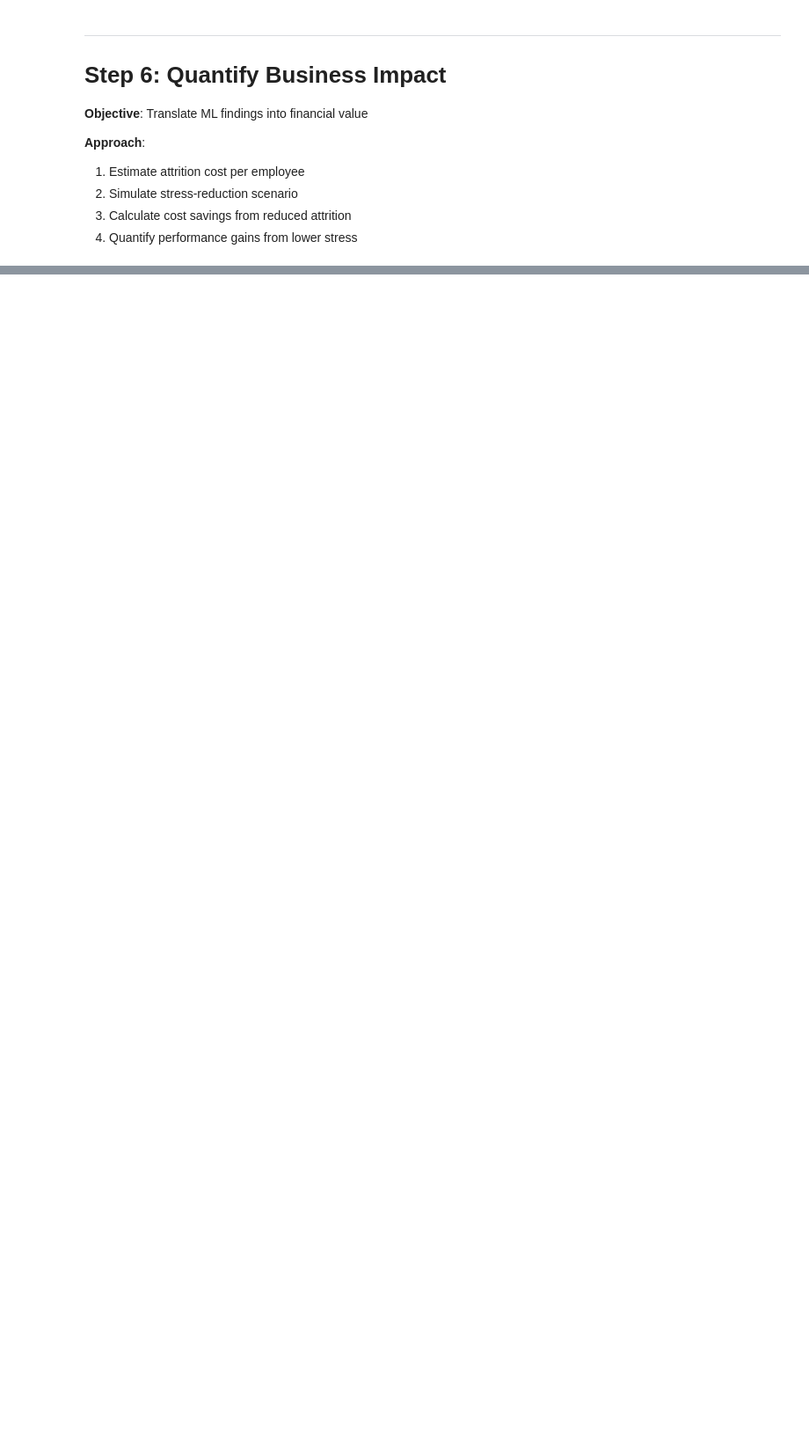
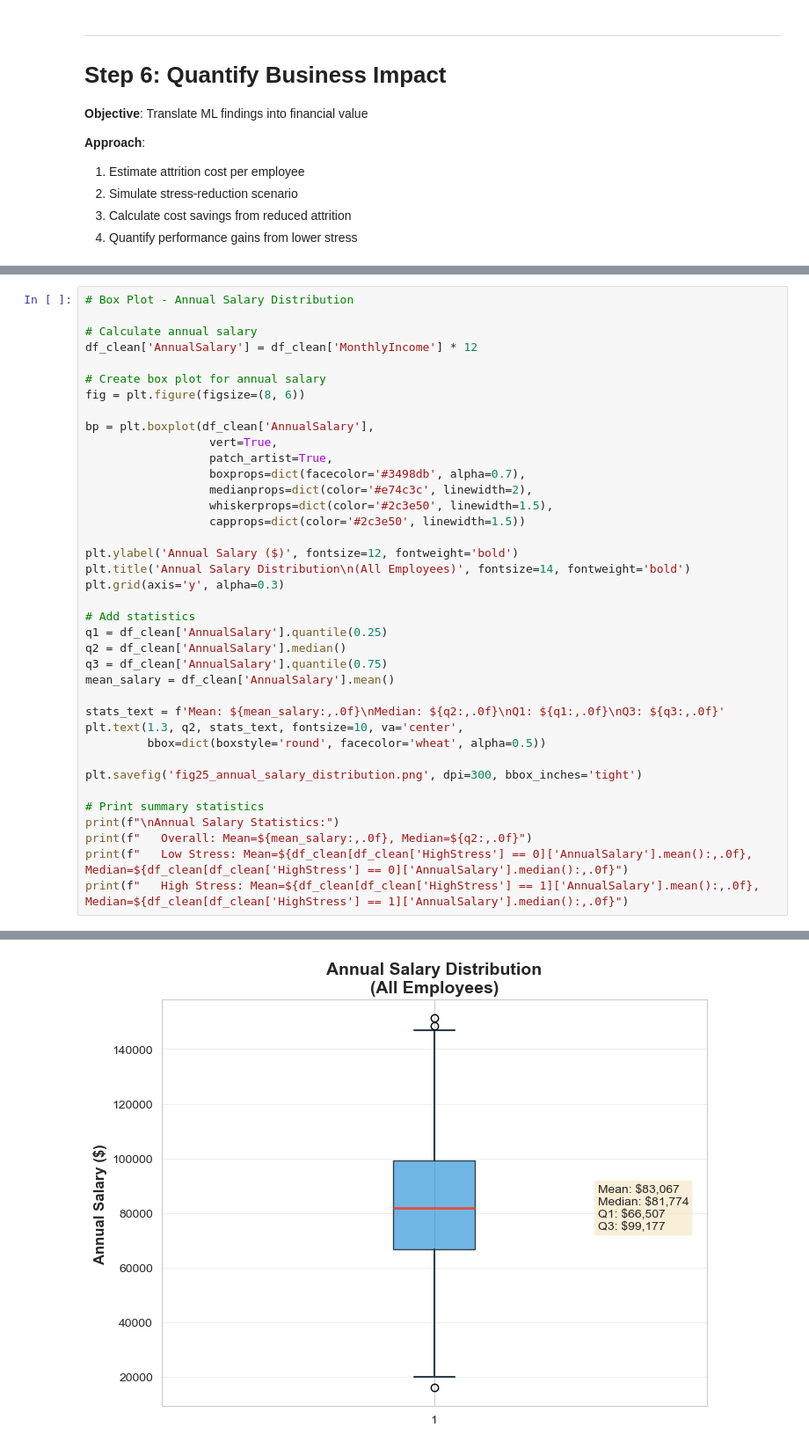
Before and after one commit to Winnee0305/hr-analysis, a Jupyter notebook: analysis2.ipynb, the cells around one changed output, grey strips where cells are left out. Shown at 88% size. Drawn from its saved outputs; the diff is of its cells as text; blank space fills up the shorter version.

```diff
--- a/analysis2.ipynb
+++ b/analysis2.ipynb
@@ -1996,0 +1158,39 @@ BUSINESS IMPACT CALCULATION
+# %%
+# Box Plot - Annual Salary Distribution
+
+# Calculate annual salary
+df_clean['AnnualSalary'] = df_clean['MonthlyIncome'] * 12
+
+# Create box plot for annual salary
+fig = plt.figure(figsize=(8, 6))
+
+bp = plt.boxplot(df_clean['AnnualSalary'],
+                  vert=True,
+                  patch_artist=True,
+                  boxprops=dict(facecolor='#3498db', alpha=0.7),
+                  medianprops=dict(color='#e74c3c', linewidth=2),
+                  whiskerprops=dict(color='#2c3e50', linewidth=1.5),
+                  capprops=dict(color='#2c3e50', linewidth=1.5))
+
+plt.ylabel('Annual Salary ($)', fontsize=12, fontweight='bold')
+plt.title('Annual Salary Distribution\n(All Employees)', fontsize=14, fontweight='bold')
+plt.grid(axis='y', alpha=0.3)
+
+# Add statistics
+q1 = df_clean['AnnualSalary'].quantile(0.25)
+q2 = df_clean['AnnualSalary'].median()
+q3 = df_clean['AnnualSalary'].quantile(0.75)
+mean_salary = df_clean['AnnualSalary'].mean()
+
+stats_text = f'Mean: ${mean_salary:,.0f}\nMedian: ${q2:,.0f}\nQ1: ${q1:,.0f}\nQ3: ${q3:,.0f}'
+plt.text(1.3, q2, stats_text, fontsize=10, va='center',
+         bbox=dict(boxstyle='round', facecolor='wheat', alpha=0.5))
+
+plt.savefig('fig25_annual_salary_distribution.png', dpi=300, bbox_inches='tight')
+
+# Print summary statistics
+print(f"\nAnnual Salary Statistics:")
+print(f"   Overall: Mean=${mean_salary:,.0f}, Median=${q2:,.0f}")
+print(f"   Low Stress: Mean=${df_clean[df_clean['HighStress'] == 0]['AnnualSalary'].mean():,.0f}, Median=${df_clean[df_clean['HighStress'] == 0]['AnnualSalary'].median():,.0f}")
+print(f"   High Stress: Mean=${df_clean[df_clean['HighStress'] == 1]['AnnualSalary'].mean():,.0f}, Median=${df_clean[df_clean['HighStress'] == 1]['AnnualSalary'].median():,.0f}")
+# %% [output]
@@ -1997,3 +1201,4 @@ BUSINESS IMPACT CALCULATION
+[figure, added]
 # %%
 # Scenario Analysis: Stress Reduction Impact
 print("\n" + "="*60)
```
Also changed, not shown: parts of 101 cells of this notebook, 42 other files.
